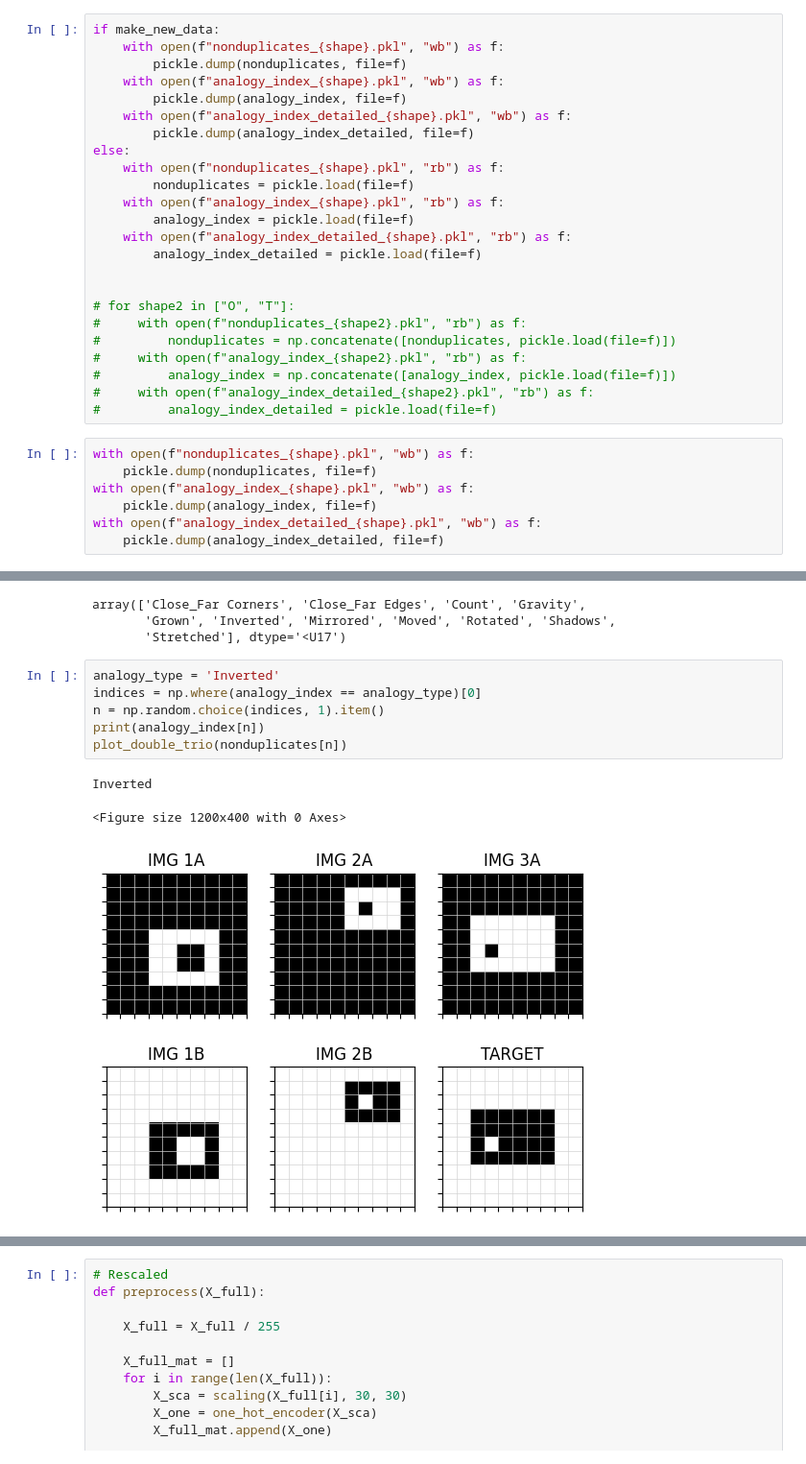
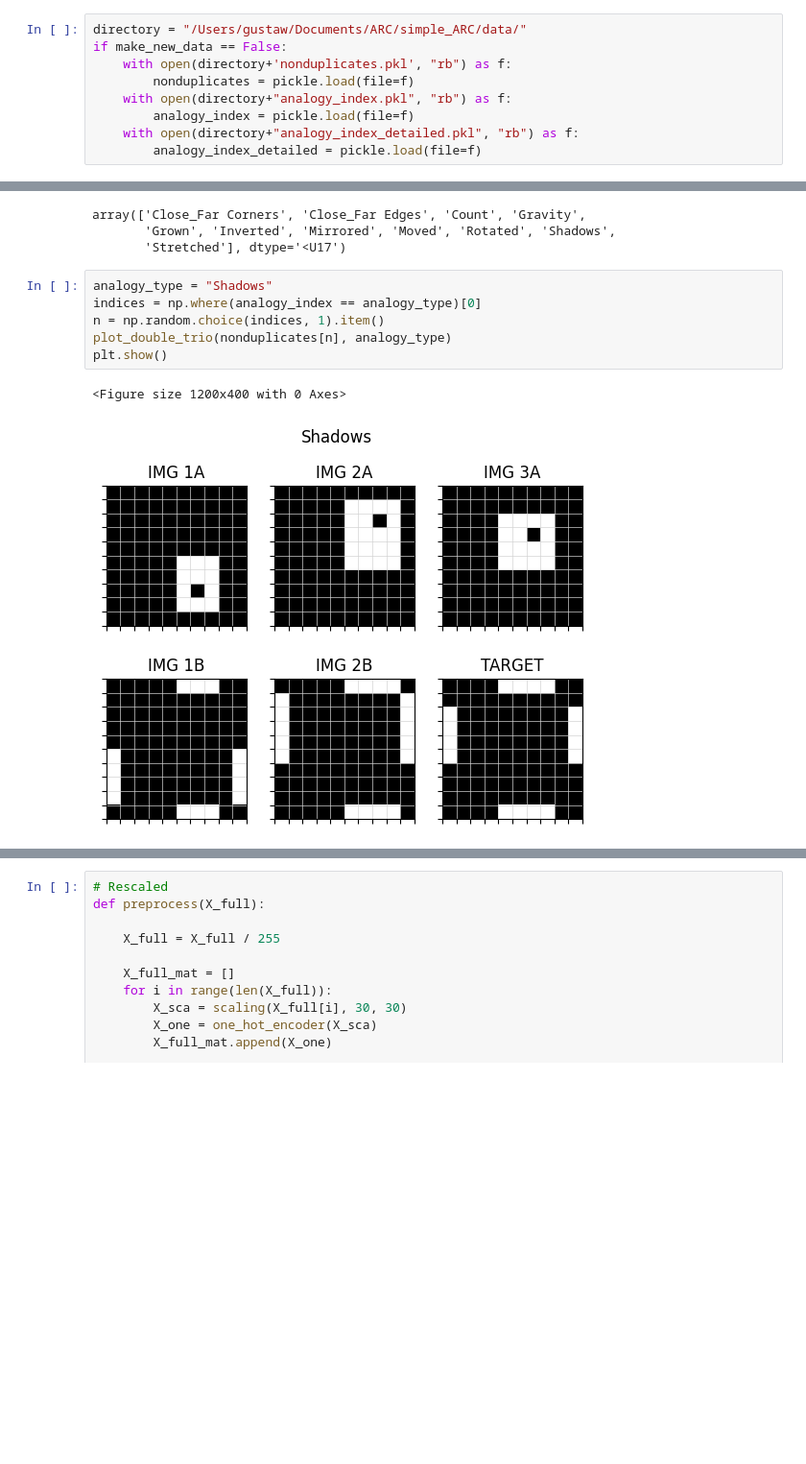
Before and after one commit to gucioopielka/ARC_DeepLearning, a Jupyter notebook: make_analogies/make_analogies.ipynb, the cells around one changed output, grey strips where cells are left out. Shown at 96% size. Drawn from its saved outputs; the diff is of its cells as text; blank space fills up the shorter version.

```diff
--- a/make_analogies/make_analogies.ipynb
+++ b/make_analogies/make_analogies.ipynb
@@ -107,37 +107,15 @@ if make_new_data:
 # %% [output]
 0.0% double trios were duplicated
 (11000, 6, 10, 10)
-# %%
-if make_new_data:
-    with open(f"nonduplicates_{shape}.pkl", "wb") as f:
-        pickle.dump(nonduplicates, file=f)
-    with open(f"analogy_index_{shape}.pkl", "wb") as f:
-        pickle.dump(analogy_index, file=f)
-    with open(f"analogy_index_detailed_{shape}.pkl", "wb") as f:
-        pickle.dump(analogy_index_detailed, file=f)
-else:
-    with open(f"nonduplicates_{shape}.pkl", "rb") as f:
-        nonduplicates = pickle.load(file=f)
-    with open(f"analogy_index_{shape}.pkl", "rb") as f:
-        analogy_index = pickle.load(file=f)
-    with open(f"analogy_index_detailed_{shape}.pkl", "rb") as f:
-        analogy_index_detailed = pickle.load(file=f)
-
-
-# for shape2 in ["O", "T"]:
-#     with open(f"nonduplicates_{shape2}.pkl", "rb") as f:
-#         nonduplicates = np.concatenate([nonduplicates, pickle.load(file=f)])
-#     with open(f"analogy_index_{shape2}.pkl", "rb") as f:
-#         analogy_index = np.concatenate([analogy_index, pickle.load(file=f)])
-#     with open(f"analogy_index_detailed_{shape2}.pkl", "rb") as f:
-#         analogy_index_detailed = pickle.load(file=f)
 # %%
-with open(f"nonduplicates_{shape}.pkl", "wb") as f:
-    pickle.dump(nonduplicates, file=f)
-with open(f"analogy_index_{shape}.pkl", "wb") as f:
-    pickle.dump(analogy_index, file=f)
-with open(f"analogy_index_detailed_{shape}.pkl", "wb") as f:
-    pickle.dump(analogy_index_detailed, file=f)
+directory = "/Users/gustaw/Documents/ARC/simple_ARC/data/"
+if make_new_data == False:
+    with open(directory+'nonduplicates.pkl', "rb") as f:
+        nonduplicates = pickle.load(file=f)
+    with open(directory+"analogy_index.pkl", "rb") as f:
+        analogy_index = pickle.load(file=f)
+    with open(directory+"analogy_index_detailed.pkl", "rb") as f:
+        analogy_index_detailed = pickle.load(file=f)
 # %%
 np.unique(analogy_index)
 # %% [output]
@@ -145,12 +123,11 @@ array(['Close_Far Corners', 'Close_Far Edges', 'Count', 'Gravity',
        'Grown', 'Inverted', 'Mirrored', 'Moved', 'Rotated', 'Shadows',
        'Stretched'], dtype='<U17')
 # %%
-analogy_type = 'Inverted'
+analogy_type = "Shadows"
 indices = np.where(analogy_index == analogy_type)[0]
 n = np.random.choice(indices, 1).item()
-print(analogy_index[n])
-plot_double_trio(nonduplicates[n])
+plot_double_trio(nonduplicates[n], analogy_type)
+plt.show()
 # %% [output]
-Inverted
+<Figure size 1200x400 with 0 Axes>
-<Figure size 1200x400 with 0 Axes>
-[figure, old version]
+[figure, new version]
```
Also changed, not shown: parts of 2 cells of this notebook, 3 other files.
